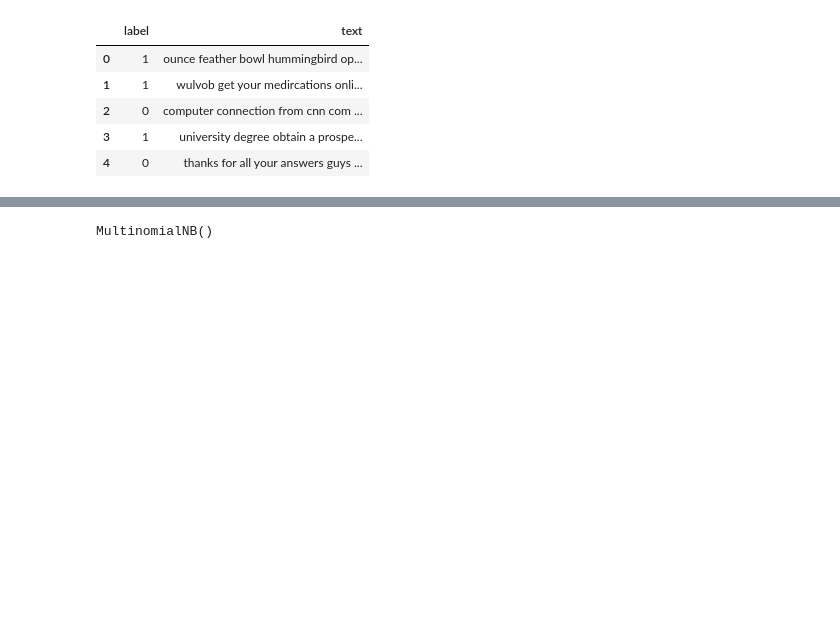
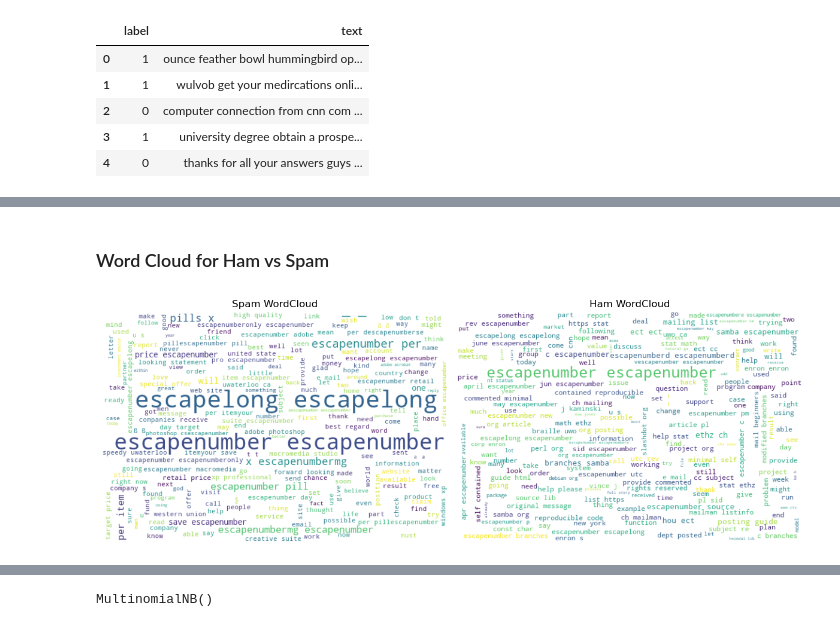
Before and after one commit to dina0422/spam-email-classification, a Jupyter notebook: email-spam-naive-bayes.ipynb, the cells around one changed output, grey strips where cells are left out. Saved outputs shown, nothing was run; the diff lists cells and outputs as text; code cells hidden in the pictures; blank space fills up the shorter version.

```diff
--- a/email-spam-naive-bayes.ipynb
+++ b/email-spam-naive-bayes.ipynb
@@ -22,0 +72,27 @@ df.groupby('label').describe()
+# %% [markdown]
+### Word Cloud for Ham vs Spam
+# %%
+# Separate ham and spam texts
+spam_words = " ".join(df[df['label'] == 1]['text'])
+ham_words = " ".join(df[df['label'] == 0]['text'])
+
+# Generate word clouds
+spam_wc = WordCloud(width=600, height=400, background_color='white').generate(spam_words)
+ham_wc = WordCloud(width=600, height=400, background_color='white').generate(ham_words)
+
+# Plot
+plt.figure(figsize=(12, 6))
+plt.subplot(1, 2, 1)
+plt.imshow(spam_wc, interpolation='bilinear')
+plt.axis('off')
+plt.title("Spam WordCloud")
+
+plt.subplot(1, 2, 2)
+plt.imshow(ham_wc, interpolation='bilinear')
+plt.axis('off')
+plt.title("Ham WordCloud")
+
+plt.tight_layout()
+plt.show()
+# %% [output]
+[figure, added]
```
Also changed, not shown: parts of 23 cells of this notebook, 3 other files.
